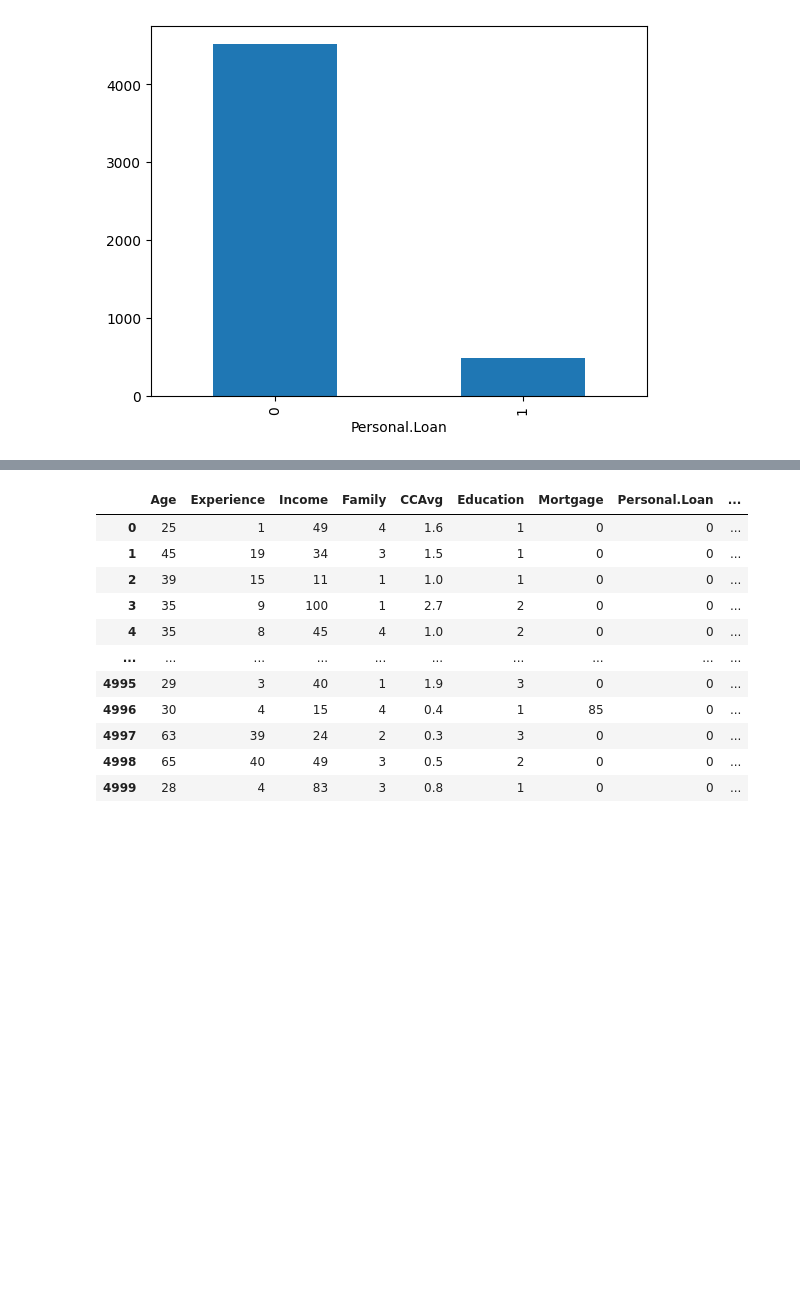
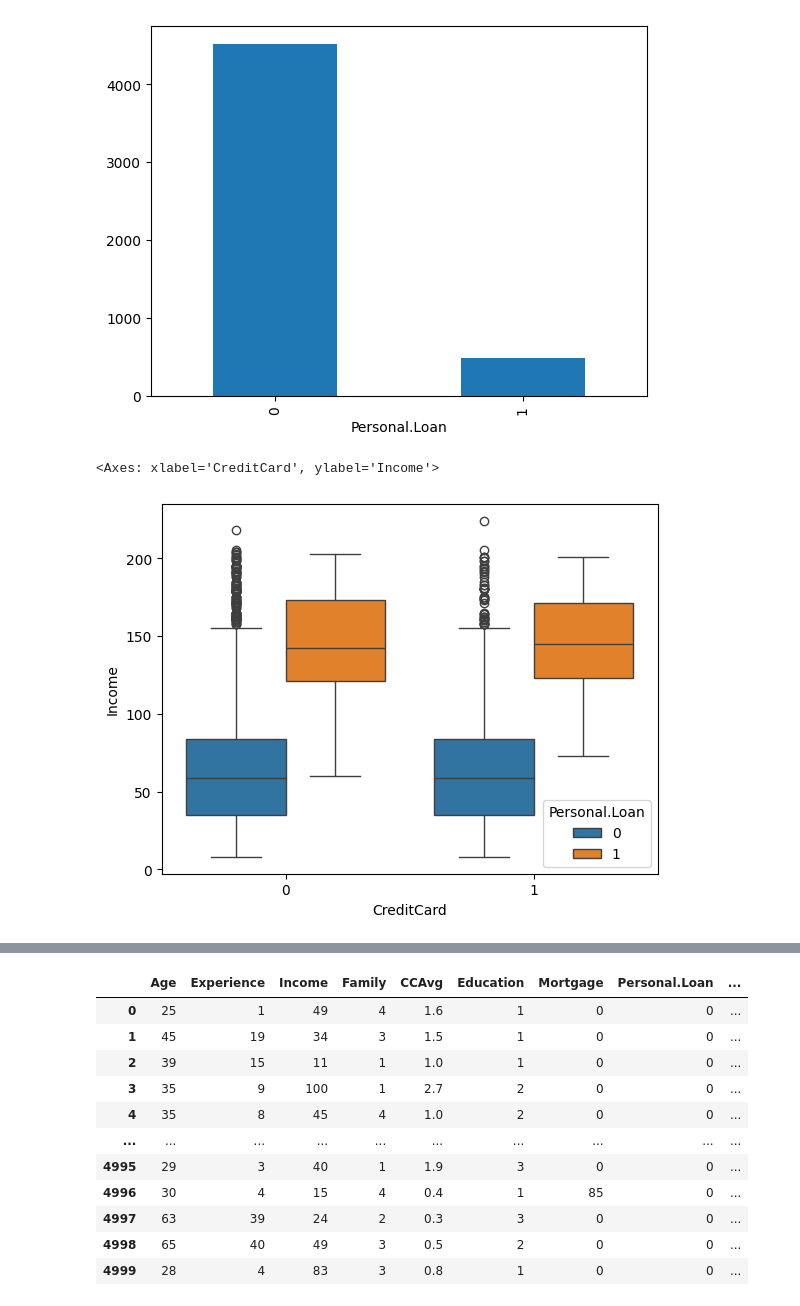
Before and after one commit to danile0SA/EticaIA_BankLoan, a Jupyter notebook: XGBoost_BankLoan.ipynb, the cells around one changed output, grey strips where cells are left out. Saved outputs shown, nothing was run; the diff lists cells and outputs as text; code cells hidden in the pictures; blank space fills up the shorter version.

```diff
--- a/XGBoost_BankLoan.ipynb
+++ b/XGBoost_BankLoan.ipynb
@@ -66,3 +66,8 @@ df['Personal.Loan'].value_counts().plot(kind='bar')
 # %% [output]
 <Axes: xlabel='Personal.Loan'>
 [figure]
+# %%
+sns.boxplot(df, x= 'CreditCard',y = 'Income',hue ='Personal.Loan')
+# %% [output]
+<Axes: xlabel='CreditCard', ylabel='Income'>
+[figure, added]
```
Also changed, not shown: parts of 35 cells of this notebook.
